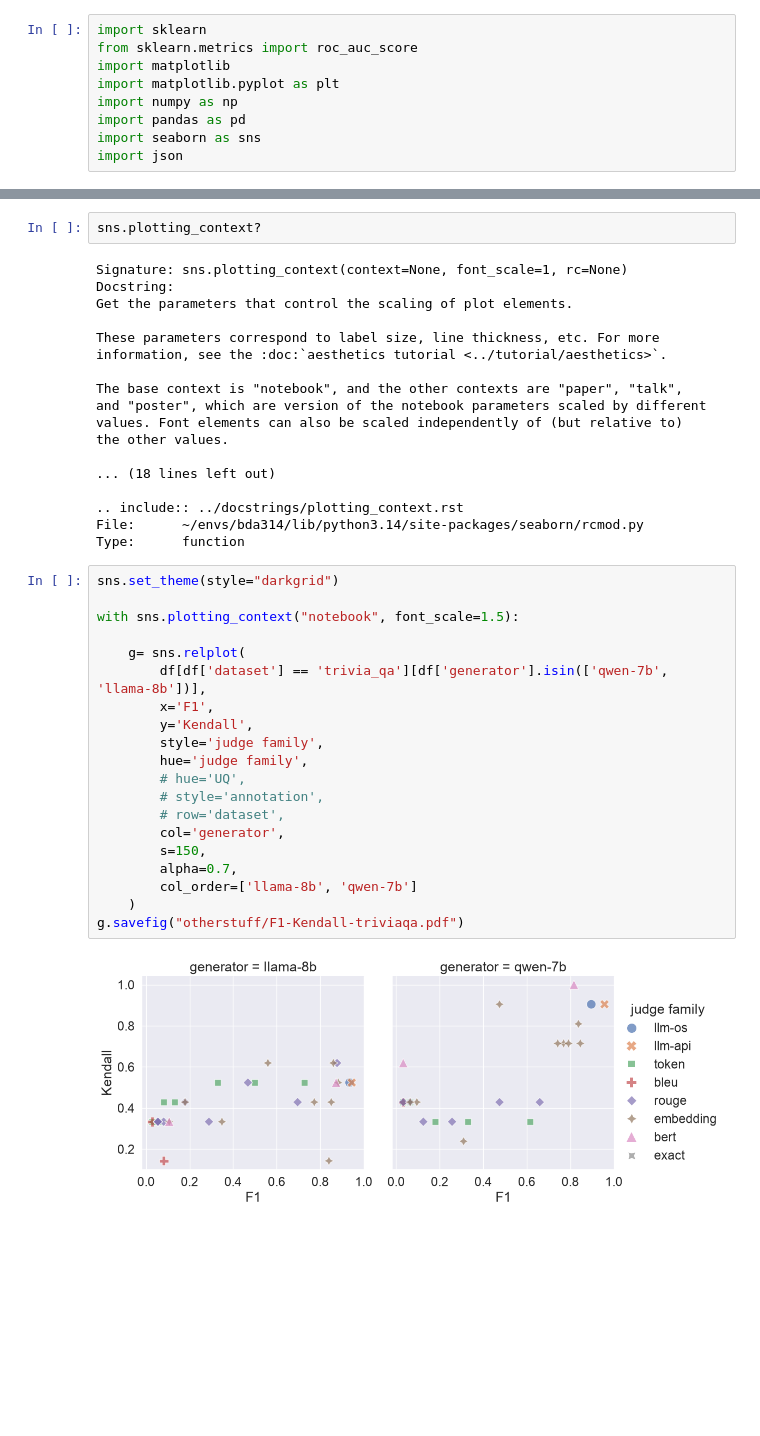
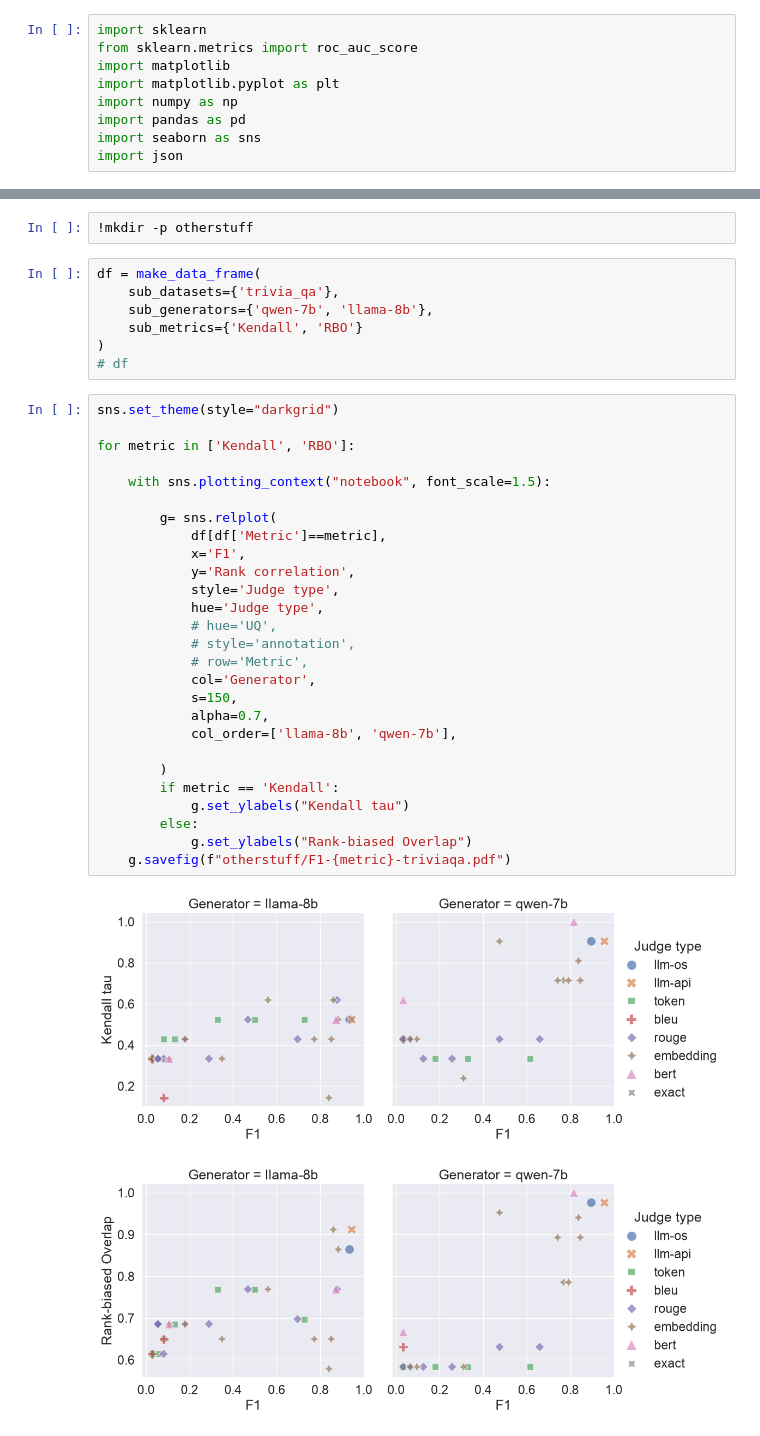
Before and after one commit to probabll/buqeval, a Jupyter notebook: NLG-vs-UQ-eval.ipynb, the cells around one changed output, grey strips where cells are left out. Drawn from its saved outputs; the diff is of its cells as text; blank space fills up the shorter version.

```diff
--- a/NLG-vs-UQ-eval.ipynb
+++ b/NLG-vs-UQ-eval.ipynb
@@ -110,42 +98,39 @@ df
-# %%
-sns.plotting_context?
-# %% [output]
-Signature: sns.plotting_context(context=None, font_scale=1, rc=None)
-Docstring:
-Get the parameters that control the scaling of plot elements.
-
-These parameters correspond to label size, line thickness, etc. For more
-information, see the :doc:`aesthetics tutorial <../tutorial/aesthetics>`.
-
-The base context is "notebook", and the other contexts are "paper", "talk",
-and "poster", which are version of the notebook parameters scaled by different
-values. Font elements can also be scaled independently of (but relative to)
-the other values.
-
-... (18 lines left out)
-
-.. include:: ../docstrings/plotting_context.rst
-File:      ~/envs/bda314/lib/python3.14/site-packages/seaborn/rcmod.py
-Type:      function
+# %%
+!mkdir -p otherstuff
+# %%
+df = make_data_frame(
+    sub_datasets={'trivia_qa'},
+    sub_generators={'qwen-7b', 'llama-8b'},
+    sub_metrics={'Kendall', 'RBO'}
+)
+# df
 # %%
 sns.set_theme(style="darkgrid")
 
-with sns.plotting_context("notebook", font_scale=1.5):
+for metric in ['Kendall', 'RBO']:
 
-    g= sns.relplot(
-        df[df['dataset'] == 'trivia_qa'][df['generator'].isin(['qwen-7b', 'llama-8b'])],
-        x='F1',
-        y='Kendall',
-        style='judge family',
-        hue='judge family',
-        # hue='UQ',
-        # style='annotation',
-        # row='dataset',
-        col='generator',
-        s=150,
-        alpha=0.7,
-        col_order=['llama-8b', 'qwen-7b']
-    )
-g.savefig("otherstuff/F1-Kendall-triviaqa.pdf")
+    with sns.plotting_context("notebook", font_scale=1.5):
+
+        g= sns.relplot(
+            df[df['Metric']==metric],
+            x='F1',
+            y='Rank correlation',
+            style='Judge type',
+            hue='Judge type',
+            # hue='UQ',
+            # style='annotation',
+            # row='Metric',
+            col='Generator',
+            s=150,
+            alpha=0.7,
+            col_order=['llama-8b', 'qwen-7b'],
+
+        )
+        if metric == 'Kendall':
+            g.set_ylabels("Kendall tau")
+        else:
+            g.set_ylabels("Rank-biased Overlap")
+    g.savefig(f"otherstuff/F1-{metric}-triviaqa.pdf")
 # %% [output]
-[figure, old version]
+[figure, new version]
+[figure, added]
```
Also changed, not shown: parts of 9 cells of this notebook, 2 other files.
